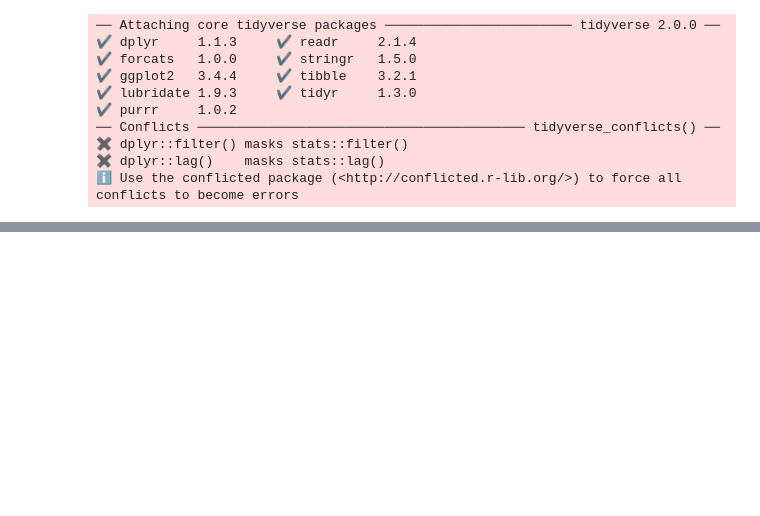
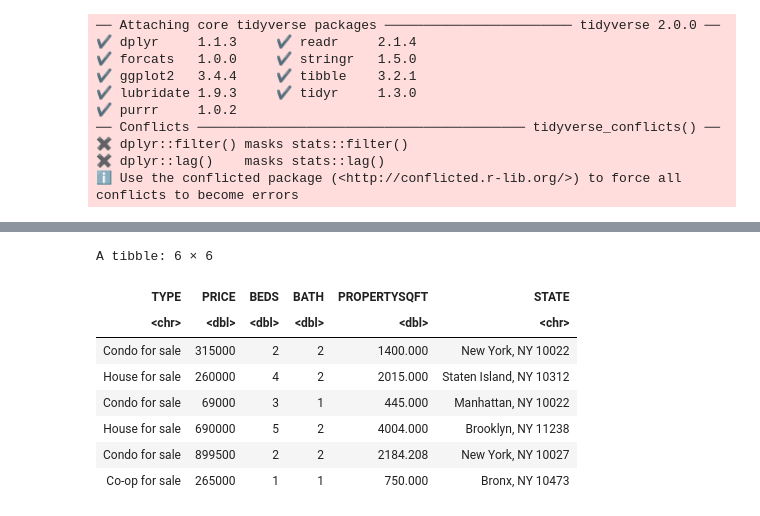
Before and after one commit to aikosumarno/dsci-100-2023w2-group-21, a Jupyter notebook: group_project_proposal.ipynb, the cells around one changed output, grey strips where cells are left out. Saved outputs shown, nothing was run; the diff lists cells and outputs as text; code cells hidden in the pictures; blank space fills up the shorter version.

```diff
--- a/group_project_proposal.ipynb
+++ b/group_project_proposal.ipynb
@@ -45,3 +45,19 @@ A tibble: 6 × 17
 | Brokered by COMPASS | Condo for sale | 6.90e+04 | 3 | 1.000000 | 445 | 2 E 55th St Unit 908W33 | Manhattan, NY 10022 | 2 E 55th St Unit 908W33Manhattan,... | ... |
 | Brokered by Sotheby's Internation... | Townhouse for sale | 5.50e+07 | 7 | 2.373861 | 14175 | 5 E 64th St | New York, NY 10065 | 5 E 64th StNew York, NY 10065 | ... |
 | Brokered by Sowae Corp | House for sale | 6.90e+05 | 5 | 2.000000 | 4004 | 584 Park Pl | Brooklyn, NY 11238 | 584 Park PlBrooklyn, NY 11238 | ... |
+# %%
+newyork_filtered_data <- newyork_housing|>
+        select(TYPE,PRICE,BEDS,BATH,PROPERTYSQFT,STATE) |>
+        filter(PROPERTYSQFT < 20000, PRICE < 10000000)
+
+head(newyork_filtered_data)
+# %% [output]
+A tibble: 6 × 6
+| TYPE | PRICE | BEDS | BATH | PROPERTYSQFT | STATE |
+| <chr> | <dbl> | <dbl> | <dbl> | <dbl> | <chr> |
+| Condo for sale | 315000 | 2 | 2 | 1400.000 | New York, NY 10022 |
+| House for sale | 260000 | 4 | 2 | 2015.000 | Staten Island, NY 10312 |
+| Condo for sale | 69000 | 3 | 1 | 445.000 | Manhattan, NY 10022 |
+| House for sale | 690000 | 5 | 2 | 4004.000 | Brooklyn, NY 11238 |
+| Condo for sale | 899500 | 2 | 2 | 2184.208 | New York, NY 10027 |
+| Co-op for sale | 265000 | 1 | 1 | 750.000 | Bronx, NY 10473 |
```
Also changed, not shown: parts of 3 cells of this notebook.
